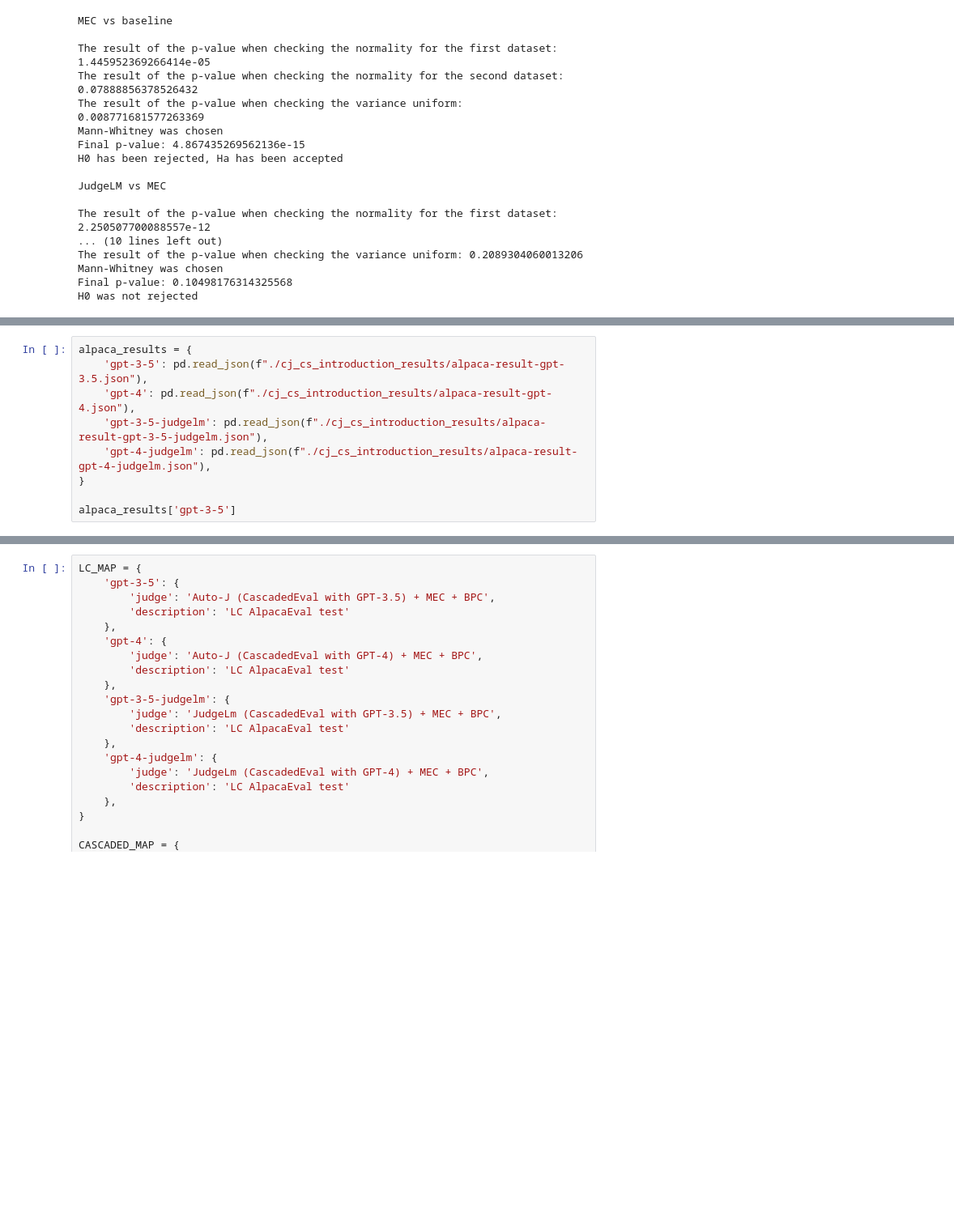
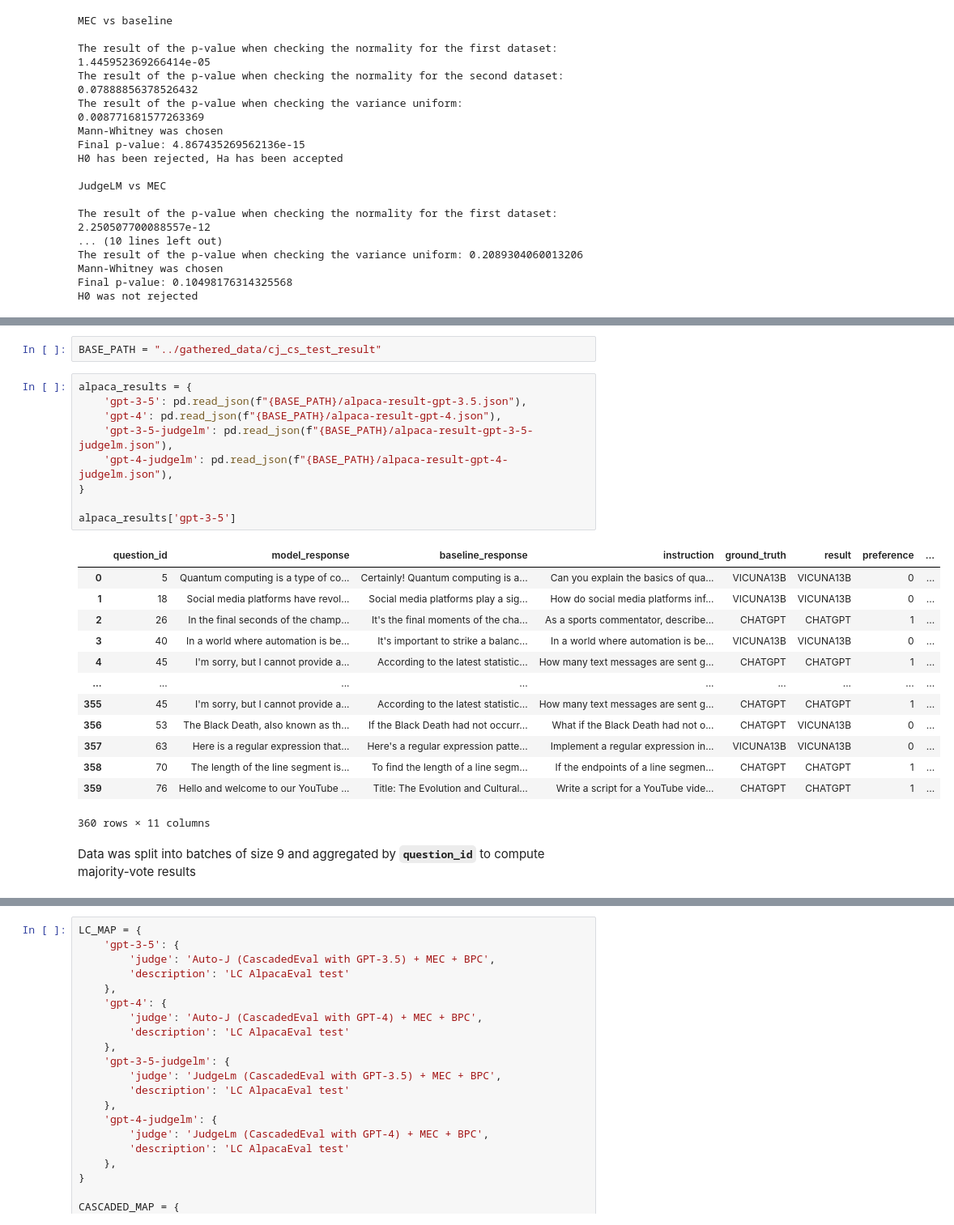
Before and after one commit to Thesis-LLM-as-a-judge-AUAS/thesis_code, a Jupyter notebook: analysis/experimental_result_analysis.ipynb, the cells around one changed output, grey strips where cells are left out. Shown at 81% size. Cells and saved outputs as stored; diff of their text form; blank space fills up the shorter version.

```diff
--- a/analysis/experimental_result_analysis.ipynb
+++ b/analysis/experimental_result_analysis.ipynb
@@ -1449,12 +1460,30 @@ H0 was not rejected
+# %%
+BASE_PATH = "../gathered_data/cj_cs_test_result"
 # %%
 alpaca_results = {
-    'gpt-3-5': pd.read_json(f"./cj_cs_introduction_results/alpaca-result-gpt-3.5.json"),
-    'gpt-4': pd.read_json(f"./cj_cs_introduction_results/alpaca-result-gpt-4.json"),
-    'gpt-3-5-judgelm': pd.read_json(f"./cj_cs_introduction_results/alpaca-result-gpt-3-5-judgelm.json"),
-    'gpt-4-judgelm': pd.read_json(f"./cj_cs_introduction_results/alpaca-result-gpt-4-judgelm.json"),
+    'gpt-3-5': pd.read_json(f"{BASE_PATH}/alpaca-result-gpt-3.5.json"),
+    'gpt-4': pd.read_json(f"{BASE_PATH}/alpaca-result-gpt-4.json"),
+    'gpt-3-5-judgelm': pd.read_json(f"{BASE_PATH}/alpaca-result-gpt-3-5-judgelm.json"),
+    'gpt-4-judgelm': pd.read_json(f"{BASE_PATH}/alpaca-result-gpt-4-judgelm.json"),
 }
 
 alpaca_results['gpt-3-5']
+# %% [output]
+|  | question_id | model_response | baseline_response | instruction | ground_truth | result | preference | ... |
+| 0 | 5 | Quantum computing is a type of co... | Certainly! Quantum computing is a... | Can you explain the basics of qua... | VICUNA13B | VICUNA13B | 0 | ... |
+| 1 | 18 | Social media platforms have revol... | Social media platforms play a sig... | How do social media platforms inf... | VICUNA13B | VICUNA13B | 0 | ... |
+| 2 | 26 | In the final seconds of the champ... | It's the final moments of the cha... | As a sports commentator, describe... | CHATGPT | CHATGPT | 1 | ... |
+| 3 | 40 | In a world where automation is be... | It's important to strike a balanc... | In a world where automation is be... | VICUNA13B | VICUNA13B | 0 | ... |
+| 4 | 45 | I'm sorry, but I cannot provide a... | According to the latest statistic... | How many text messages are sent g... | CHATGPT | CHATGPT | 1 | ... |
+| ... | ... | ... | ... | ... | ... | ... | ... | ... |
+| 355 | 45 | I'm sorry, but I cannot provide a... | According to the latest statistic... | How many text messages are sent g... | CHATGPT | CHATGPT | 1 | ... |
+| 356 | 53 | The Black Death, also known as th... | If the Black Death had not occurr... | What if the Black Death had not o... | CHATGPT | VICUNA13B | 0 | ... |
+| 357 | 63 | Here is a regular expression that... | Here's a regular expression patte... | Implement a regular expression in... | VICUNA13B | VICUNA13B | 0 | ... |
+| 358 | 70 | The length of the line segment is... | To find the length of a line segm... | If the endpoints of a line segmen... | CHATGPT | CHATGPT | 1 | ... |
+| 359 | 76 | Hello and welcome to our YouTube ... | Title: The Evolution and Cultural... | Write a script for a YouTube vide... | CHATGPT | CHATGPT | 1 | ... |
+360 rows × 11 columns
+# %% [markdown]
+Data was split into batches of size 9 and aggregated by **`question_id`** to compute majority-vote results
 # %%
 def result_extraction(predicted_result):
     if predicted_result >= 0.5:
```
Also changed, not shown: parts of 19 cells of this notebook.
